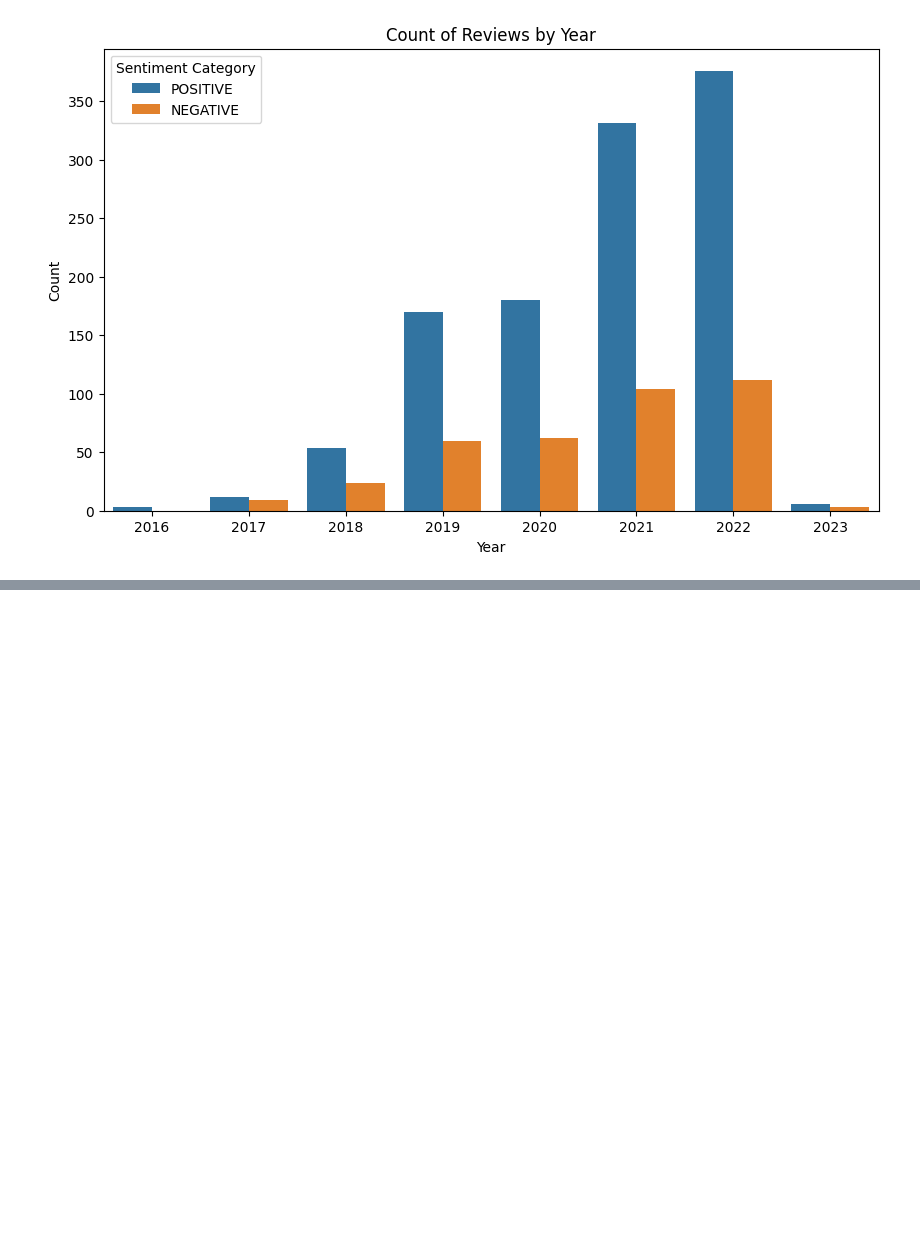
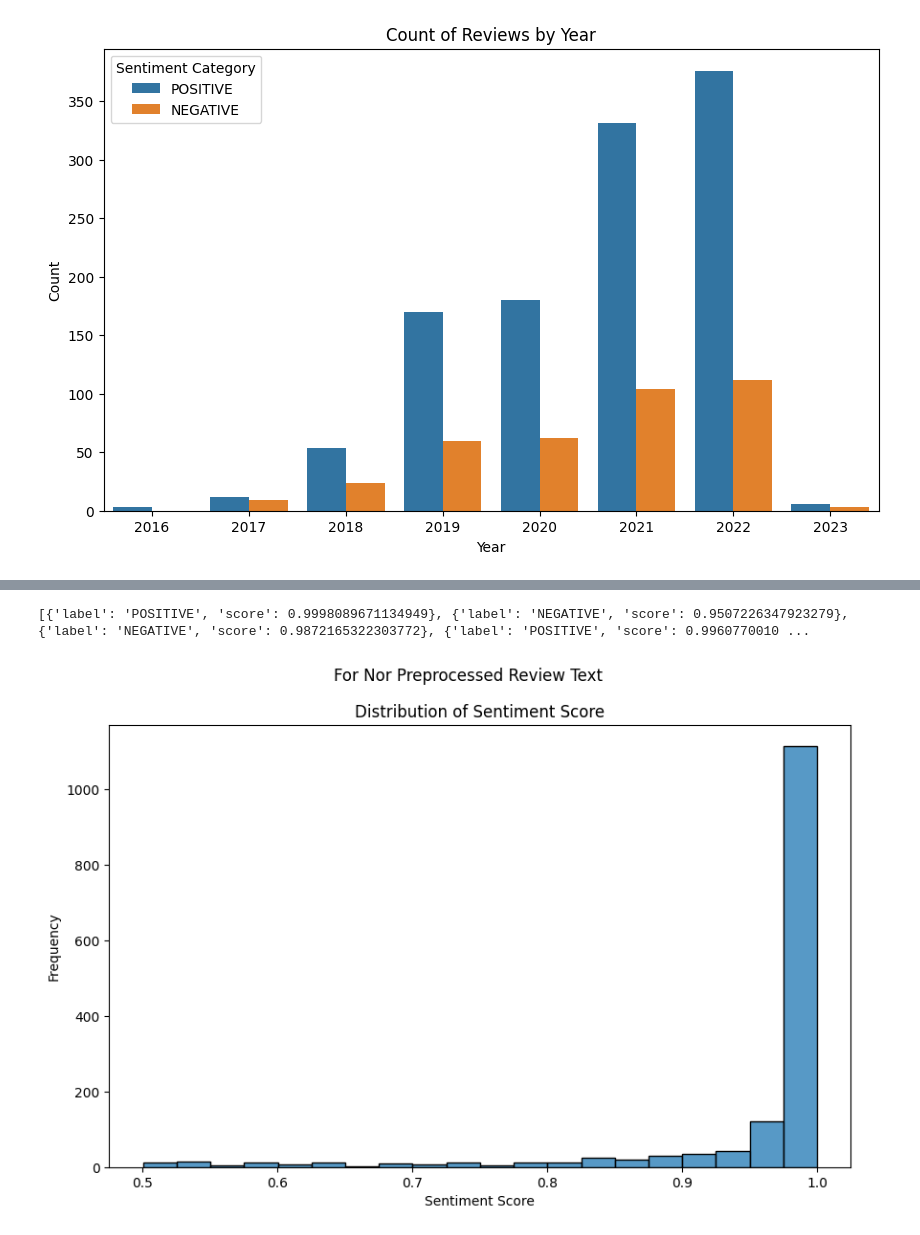
Before and after one commit to josemh301/openai-api-projects, a Jupyter notebook: HuggingFace/Project 2 - NLP App with Hugging Face/copilot-testing.ipynb, the cells around one changed output, grey strips where cells are left out. Saved outputs shown, nothing was run; the diff lists cells and outputs as text; code cells hidden in the pictures; blank space fills up the shorter version.

Commit message:
Sentiment Analysis without preprocessing

```diff
--- a/HuggingFace/Project 2 - NLP App with Hugging Face/copilot-testing.ipynb
+++ b/HuggingFace/Project 2 - NLP App with Hugging Face/copilot-testing.ipynb
@@ -195,0 +205,21 @@ plt.show()
+# %%
+# doing Sentiment Analysis without preprocessing
+no_preprocessing_sent_analysis_output = sentimentAnalysis(runway['review_text'].tolist())
+print(no_preprocessing_sent_analysis_output)
+# %% [output]
+[{'label': 'POSITIVE', 'score': 0.9998089671134949}, {'label': 'NEGATIVE', 'score': 0.9507226347923279}, {'label': 'NEGATIVE', 'score': 0.9872165322303772}, {'label': 'POSITIVE', 'score': 0.9960770010 ...
+# %%
+# Parse sentiment analysis output into new columns
+runway['no_preprocessing_sentiment_category'] = [result['label'] for result in no_preprocessing_sent_analysis_output]
+runway['no_preprocessing_sentiment_score'] = [result['score'] for result in no_preprocessing_sent_analysis_output]
+
+# Create histogram using seaborn
+plt.figure(figsize=(10, 6))
+sns.histplot(data=runway, x='no_preprocessing_sentiment_score', bins=20)
+plt.title('Distribution of Sentiment Score')
+plt.xlabel('Sentiment Score')
+plt.ylabel('Frequency')
+plt.suptitle('For Nor Preprocessed Review Text')
+plt.show()
+# %% [output]
+[figure, added]
```
Also changed, not shown: parts of 5 cells of this notebook.
